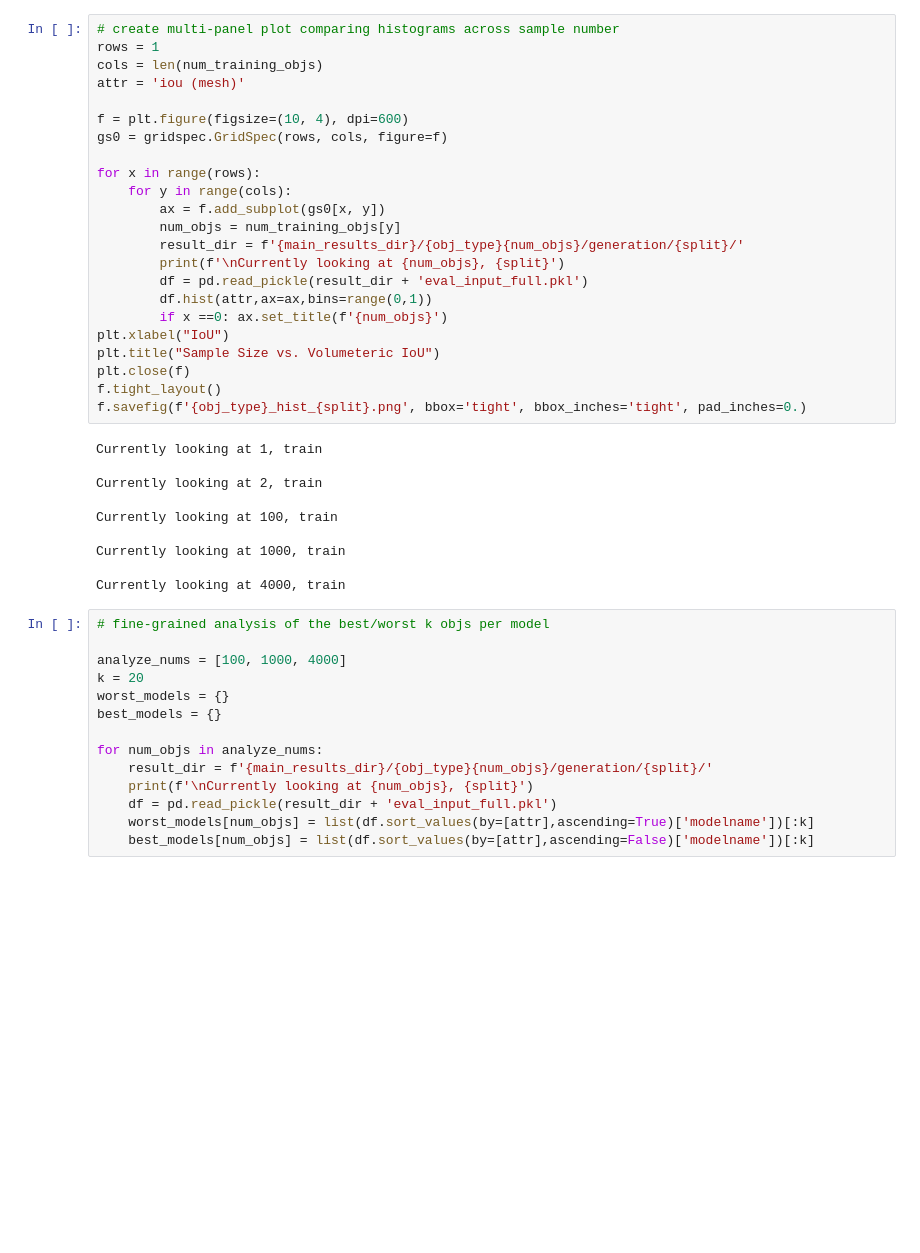
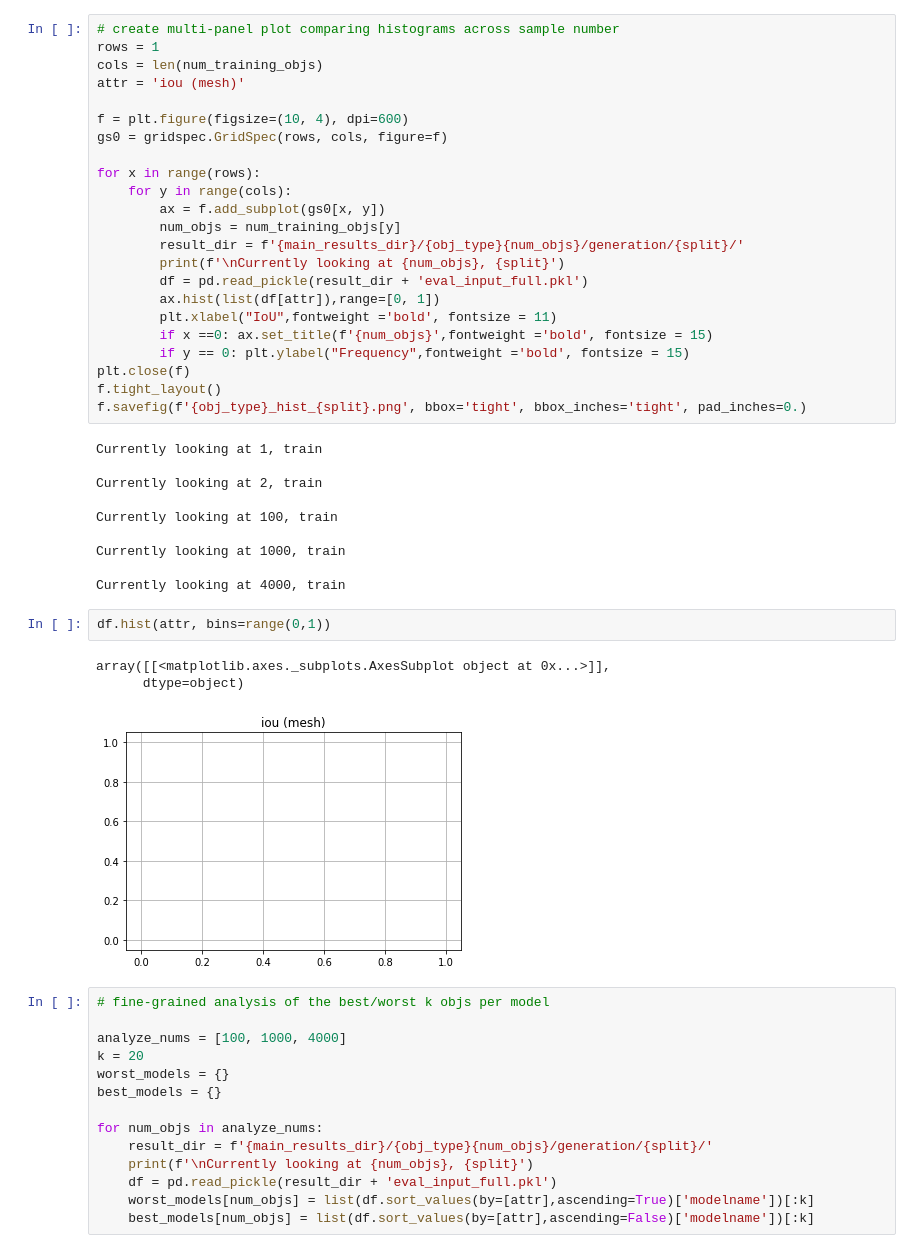
Before and after one commit to collinskatie/neuro140_latentspace_project, a Jupyter notebook: fine_grained_analysis.ipynb, the cells around one changed output. Saved outputs shown, nothing was run; the diff lists cells and outputs as text; blank space fills up the shorter version.

```diff
--- a/fine_grained_analysis.ipynb
+++ b/fine_grained_analysis.ipynb
@@ -58,10 +58,10 @@ for x in range(rows):
         result_dir = f'{main_results_dir}/{obj_type}{num_objs}/generation/{split}/'
         print(f'\nCurrently looking at {num_objs}, {split}')
         df = pd.read_pickle(result_dir + 'eval_input_full.pkl')
-        df.hist(attr,ax=ax,bins=range(0,1))
-        if x ==0: ax.set_title(f'{num_objs}')
-plt.xlabel("IoU")
-plt.title("Sample Size vs. Volumeteric IoU")
+        ax.hist(list(df[attr]),range=[0, 1])
+        plt.xlabel("IoU",fontweight ='bold', fontsize = 11)
+        if x ==0: ax.set_title(f'{num_objs}',fontweight ='bold', fontsize = 15)
+        if y == 0: plt.ylabel("Frequency",fontweight ='bold', fontsize = 15)
 plt.close(f)
 f.tight_layout()
 f.savefig(f'{obj_type}_hist_{split}.png', bbox='tight', bbox_inches='tight', pad_inches=0.)
@@ -75,6 +75,12 @@ Currently looking at 100, train
 Currently looking at 1000, train
 
 Currently looking at 4000, train
+# %%
+df.hist(attr, bins=range(0,1))
+# %% [output]
+array([[<matplotlib.axes._subplots.AxesSubplot object at 0x...>]],
+      dtype=object)
+[figure, added]
 # %%
 # fine-grained analysis of the best/worst k objs per model
 
```
Also changed, not shown: parts of 6 cells of this notebook, 4 other files.
